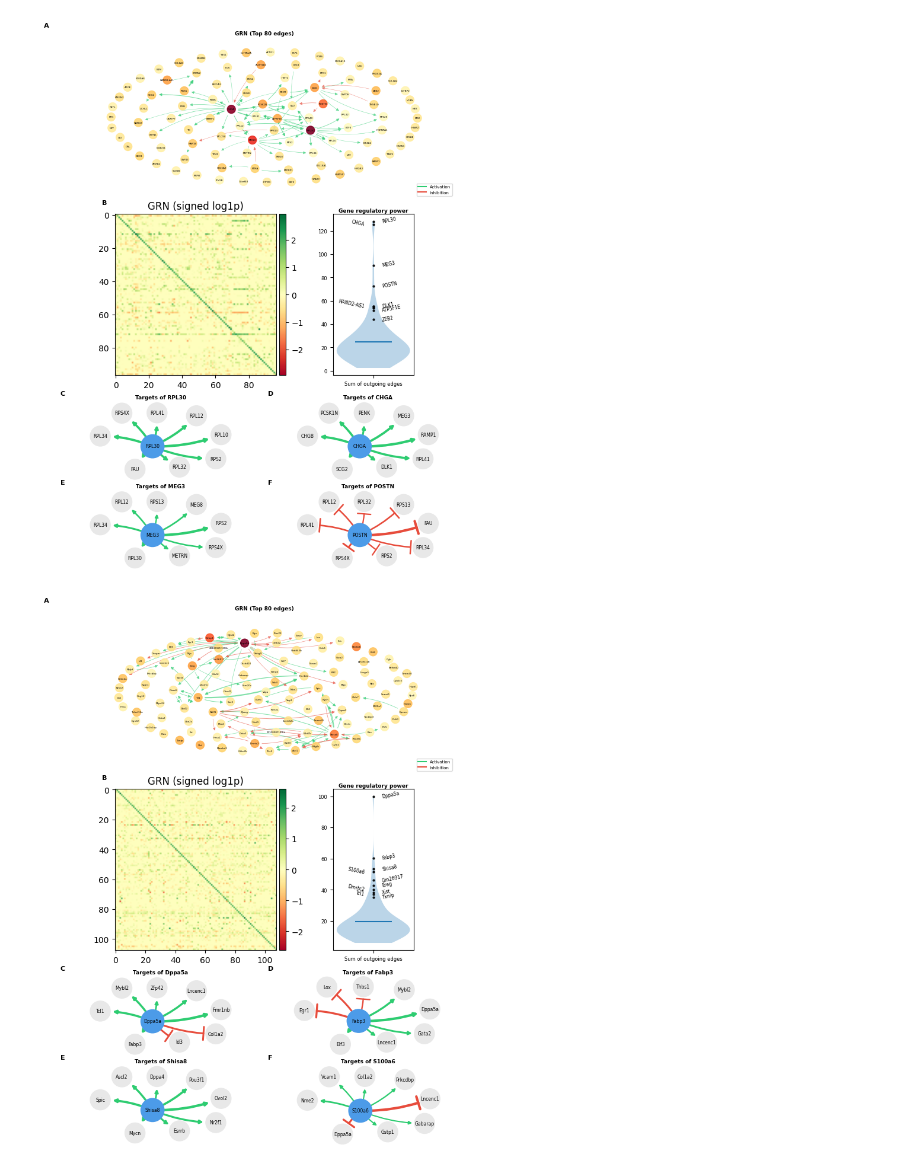
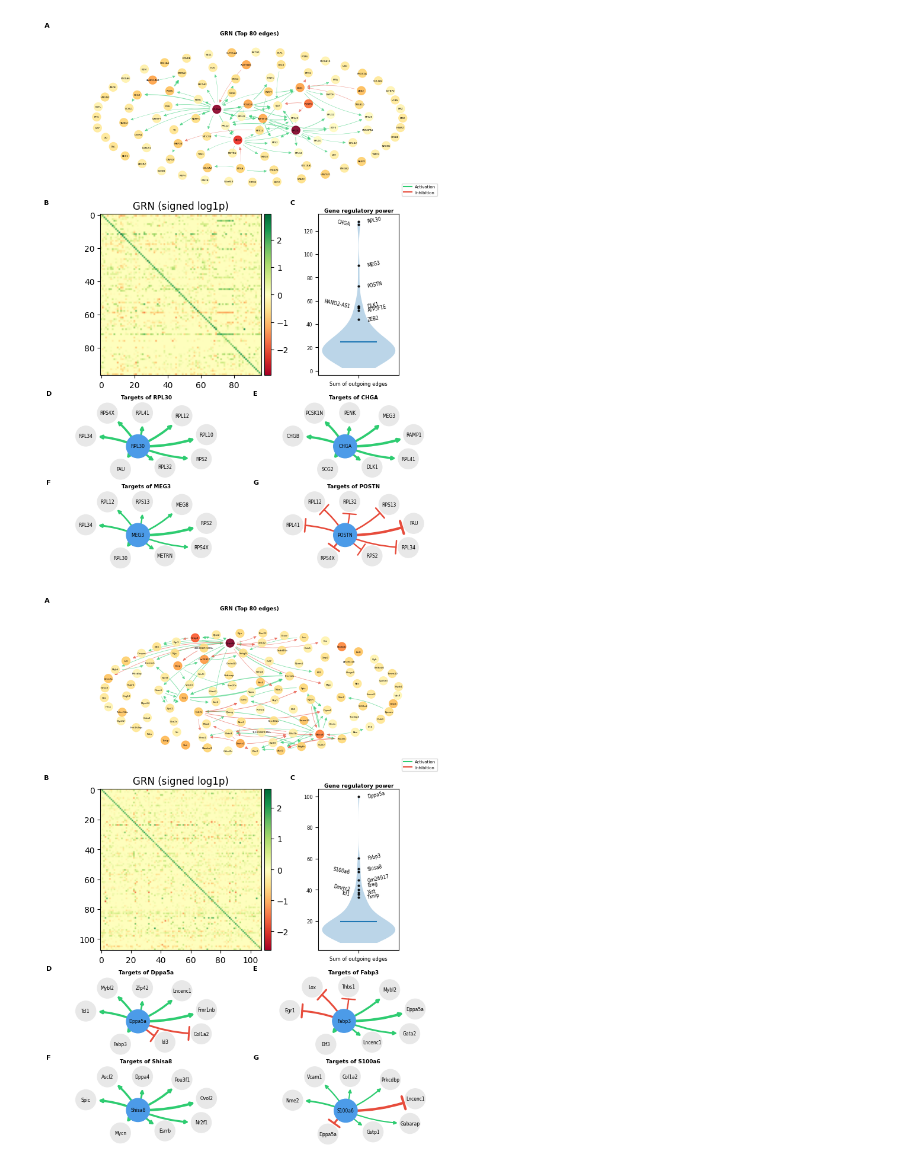
Before and after one commit to eliasventre/CardamomOT, a Jupyter notebook: results_article/Benchmark_on_simulated_data/figure_s1-3.ipynb, the cells around one changed output. Drawn from its saved outputs; the diff is of its cells as text; code cells hidden in the pictures.

```diff
--- a/results_article/Benchmark_on_simulated_data/figure_s1-3.ipynb
+++ b/results_article/Benchmark_on_simulated_data/figure_s1-3.ipynb
@@ -266,7 +201,7 @@ def load_grn_matrix(p):
     train_path = os.path.join(p, 'Data', 'data_train.h5ad')
     adata = sc.read_h5ad(full_path if os.path.exists(full_path) else train_path)
     genes = list(adata.var_names)
-    grn_path = os.path.join(p, 'cardamomOT', 'inter_simul.npy')
+    grn_path = os.path.join(p, 'cardamom', 'inter_simul.npy')
     grn_mat = np.load(grn_path)[1:, 1:]
     matrix = grn_mat[:, :, 0] if grn_mat.ndim == 3 else grn_mat
     return matrix, genes
@@ -295,8 +230,8 @@ def figure_sup1_3(
     axes = (
     [fig.add_subplot(gs01[r, c]) for r in range(2) for c in range(1)] +
     [fig.add_subplot(gs02[r, c]) for r in range(2) for c in range(2)] )
-    for ax, label in zip(axes, "ABCDEF"):
-        ax.text(-0.08, 1.05, label, transform=ax.transAxes,
+    for ax, label, pos in zip(axes[:2], "AB", [-0.04, -0.35]):
+        ax.text(pos, 1.05, label, transform=ax.transAxes,
                 ha="left", va="bottom", fontsize=8, fontweight="bold", clip_on=False)
 
     # Full GRN network in 1st plot of gs01
@@ -314,6 +249,8 @@ def figure_sup1_3(
     # Violin plot of gene regulatory power to the right of the heatmap
     reg_power = np.abs(matrix).sum(axis=1)
     vax = divider.append_axes("right", size="50%", pad=0.80)
+    vax.text(-0.35, 1.05, 'C', transform=vax.transAxes,
+             ha="left", va="bottom", fontsize=8, fontweight="bold", clip_on=False)
     vax.violinplot(reg_power, showmeans=True, showextrema=False)
 
     # Overlay top 10 genes as points + labels
@@ -361,6 +298,10 @@ def figure_sup1_3(
     top4_idx = np.argsort(reg_power)[::-1][:4]
     top4_genes = [gene_names[i] for i in top4_idx]
 
+    for ax, label in zip(axes[2:], "DEFG"):
+        ax.text(-0.08, 1.05, label, transform=ax.transAxes,
+                ha="left", va="bottom", fontsize=8, fontweight="bold", clip_on=False)
+
     for ax, gene in zip(axes[2:], top4_genes):
         G, max_intensity = build_gene_subgraph(matrix, gene_names, gene)
         draw_gene_subgraph(ax, G, gene, max_intensity)
@@ -375,10 +316,10 @@ FileNotFoundError: [Errno 2] No such file or directory: './../../experimental_da
 # %%
-path_kameneva = './../../experimental_datasets/Data_Olivier'
+path_kameneva = '../../../../data/Datas_exp/Data_Olivier'
 figure_sup1_3(path_kameneva, figname='figure_s2.pdf', top_k=80, min_edges_per_gene=0)
 # %% [output]
-[figure, old version]
+[figure, new version]
 # %%
-path_schiebinger = './../../experimental_datasets/Schiebinger'
+path_schiebinger = '../../../../data/Datas_exp/Schiebinger'
 figure_sup1_3(path_schiebinger, figname='figure_s3.pdf', top_k=80, min_edges_per_gene=0)
 # %% [output]
-[figure, old version]
+[figure, new version]
```
Also changed, not shown: parts of 2 cells of this notebook, 59 other files.
